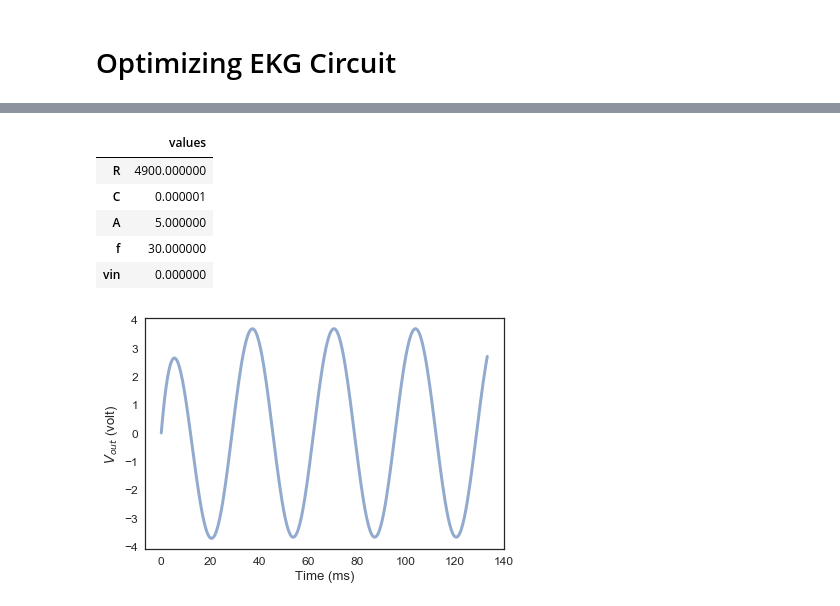
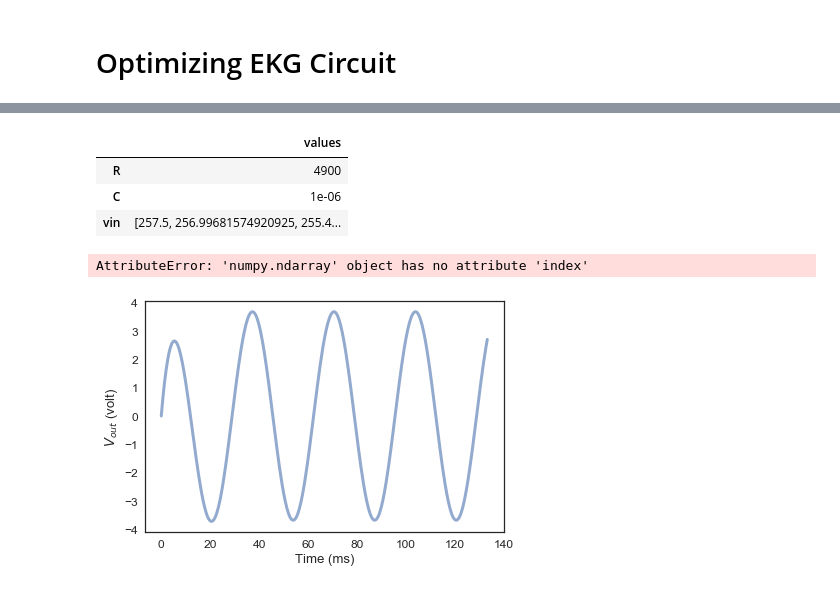
Before and after one commit to ThomasJagielski/ModSimPy, a Jupyter notebook: code/EKG Circuit Optimization.ipynb, the cells around one changed output, grey strips where cells are left out. Drawn from its saved outputs; the diff is of its cells as text; code cells hidden in the pictures.

```diff
--- a/code/EKG Circuit Optimization.ipynb
+++ b/code/EKG Circuit Optimization.ipynb
@@ -18,18 +87,16 @@ second = UNITS.second;
 # %%
 params1 = Params(
     R = 4.9e3,   # ohm
     C = 1e-6,  # farad
-    A = 5,      # volt
-    f = 30,   # Hz
-    vin = 0
+    #A = 5,      # volt
+    #f = 30,   # Hz
+    vin = results
 )
 # %% [output]
 |  | values |
-| R | 4900.000000 |
-| C | 0.000001 |
-| A | 5.000000 |
-| f | 30.000000 |
-| vin | 0.000000 |
+| R | 4900 |
+| C | 1e-06 |
+| vin | [257.5, 256.99681574920925, 255.4... |
 # %%
 def make_system(params):
     """Makes a System object for the given conditions.
@@ -72,7 +158,9 @@ def slope_func_init(state, t, system):
 
     return dvoutdt
 # %%
-results1, details1 = run_ode_solver(system1, slope_func_init, t_eval=system1.ts)
+results1, details1 = run_ode_solver(system1, slope_func_low_pass, t_eval=system1.ts)
+# %% [output]
+AttributeError: 'numpy.ndarray' object has no attribute 'index'
 # %%
 def plot_results(results):
     xs = results.V_out.index
```
Also changed, not shown: parts of 7 cells of this notebook.
